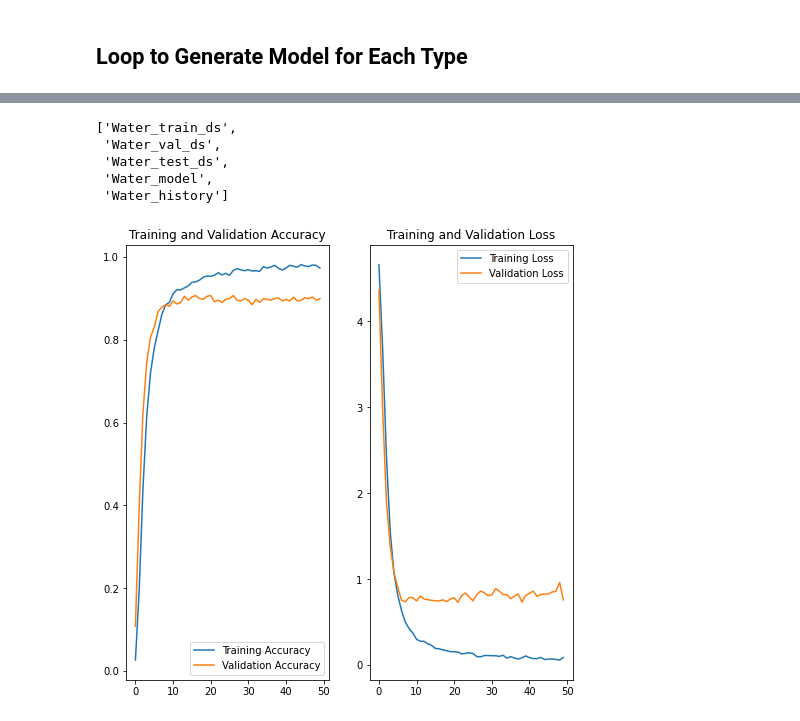
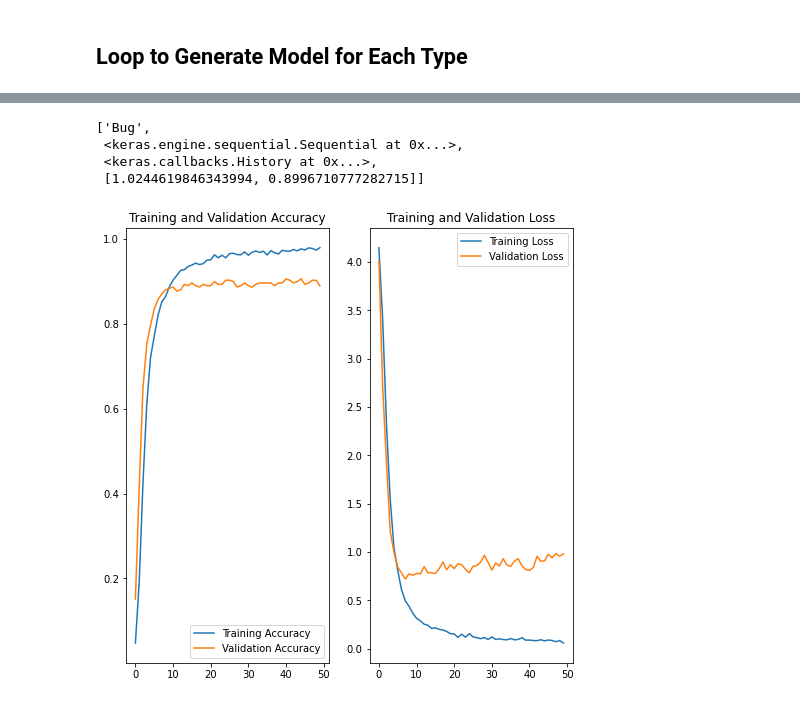
Before and after one commit to Noptov/Pokemon-ID, a Jupyter notebook: Models-ID-Pokemon.ipynb, the cells around one changed output, grey strips where cells are left out. Cells and saved outputs as stored; diff of their text form; code cells hidden in the pictures.

Commit message:
Code to save models

```diff
--- a/Models-ID-Pokemon.ipynb
+++ b/Models-ID-Pokemon.ipynb
@@ -26,7 +26,7 @@ def modelpokemon(name):
       layers.Rescaling(1./255, input_shape=(128, 128, 3)),
       layers.Conv2D(16, 3, padding='same', activation='relu'),
       layers.MaxPooling2D(),
-      layers.Dropout(0.25),
+      layers.Dropout(0.3),
       layers.Conv2D(32, 3, padding='same', activation='relu'),
       layers.MaxPooling2D(),
       layers.Conv2D(64, 3, padding='same', activation='relu'),
@@ -39,7 +39,7 @@ def modelpokemon(name):
     ])
 
     model.compile(optimizer='adam',
-              loss=tf.keras.losses.SparseCategoricalCrossentropy(from_logits=True),
+              loss=tf.keras.losses.SparseCategoricalCrossentropy(),
               metrics=['accuracy'])
 
     history = model.fit(
@@ -47,8 +47,10 @@ def modelpokemon(name):
       validation_data=val_ds,
       epochs=50
     )
+    test_results = model.evaluate(test_ds, batch_size=128)
 
-    return train_ds, val_ds, test_ds, model, history
+
+    return model, history, test_results
 
 def getds(name):
     batch_size = 32
@@ -136,14 +109,0 @@ TypeError: 'TakeDataset' object is not subscriptable
-# %%
-%%time
-
-vartracker = []
-
-for poketype in typelist:
-    train = poketype + "_train_ds"
-    val = poketype + "_val_ds"
-    test = poketype + "_test_ds"
-    model = poketype + "_model"
-    history = poketype + "_history"
-    varlist = [train, val, test, model, history]
-    vartracker.append(varlist)
-    vars()[train], vars()[val], vars()[test], vars()[model], vars()[history]= modelpokemon(poketype)
@@ -172,0 +110,10 @@ Epoch 50/50
+# %%
+%%time
+
+vartracker = []
+
+for poketype in typelist:
+    model, history, test_results = modelpokemon(poketype)
+    varlist = [poketype, model, history, test_results]
+    vartracker.append(varlist)
+    model.save(f'models/{poketype}_model')
@@ -173,12 +182,11 @@ Epoch 50/50
 # %%
-vartracker[16]
+vartracker[0]
 # %% [output]
-['Water_train_ds',
- 'Water_val_ds',
- 'Water_test_ds',
- 'Water_model',
- 'Water_history']
+['Bug',
+ <keras.engine.sequential.Sequential at 0x...>,
+ <keras.callbacks.History at 0x...>,
+ [1.0244619846343994, 0.8996710777282715]]
-# %%
-graphmodel(Water_history)
-# %% [output]
-[figure, removed]
+# %%
+graphmodel(vartracker[0][2])
+# %% [output]
+[figure, added]
```
Also changed, not shown: parts of 5 cells of this notebook, 2 other files.
